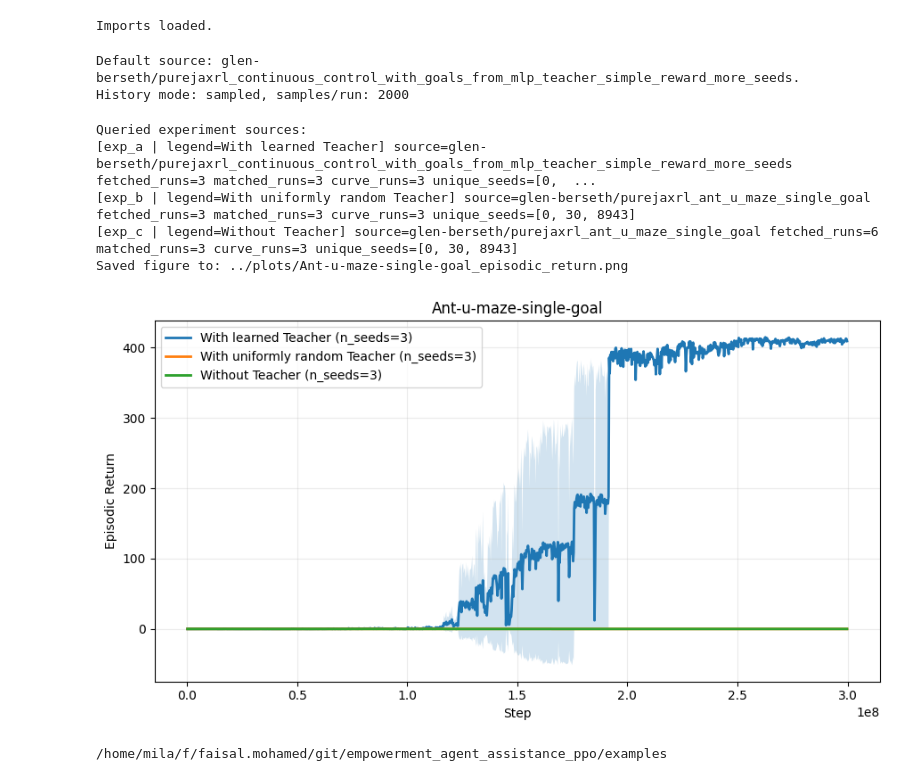
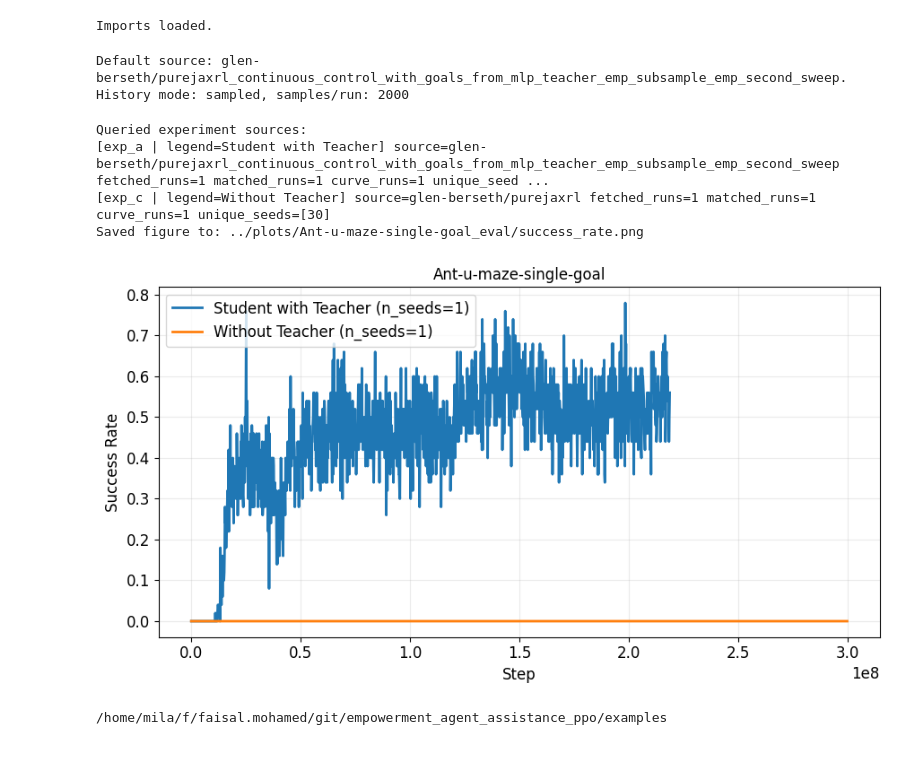
Before and after one commit to FaisalAhmed0/empowerment_agent_assistance_ppo, a Jupyter notebook: examples/wandb_learning_curve_extractor.ipynb, the cells around one changed output. Cells and saved outputs as stored; diff of their text form; code cells hidden in the pictures.

Commit message:
added more visualization and evalation methods to the baselines

```diff
--- a/examples/wandb_learning_curve_extractor.ipynb
+++ b/examples/wandb_learning_curve_extractor.ipynb
@@ -26,12 +26,12 @@ Imports loaded.
 # User configuration (edit me)
 # -----------------------------
 DEFAULT_ENTITY = "glen-berseth"
-DEFAULT_PROJECT = "purejaxrl_continuous_control_with_goals_from_mlp_teacher_simple_reward_more_seeds"
+DEFAULT_PROJECT = "purejaxrl_continuous_control_with_goals_from_mlp_teacher_emp_subsample_emp_second_sweep"
 
 # Default learning-curve metrics used in this repo:
 # x_metric="_step" and y_metric="episodic_return"
 X_METRIC = "_step"
-Y_METRIC = "episodic_return"
+Y_METRIC = "eval/success_rate"
 
 # Allowed run states include: "finished", "running", "crashed", "failed"
 ALLOWED_STATES = ["finished", "running", "crashed"]
@@ -53,7 +53,7 @@ SMOOTHING_WINDOW = 1  # set >1 for moving-average smoothing
 
 PLOT_TITLE = "Ant-u-maze-single-goal"
 X_LABEL = "Step"
-Y_LABEL = "Episodic Return"
+Y_LABEL = "Success Rate"
 FIGSIZE = (9, 5)
 FONT_SIZE = 12  # title, axis labels, legend, and tick labels
 LEGEND_LOC = "best"
@@ -70,43 +70,52 @@ SAVE_PATH = None  # Example: "artifacts/wandb_learning_curve.png"
 EXPERIMENTS = [
     {
         "name": "exp_a",
-        "legend": "With learned Teacher",
+        "legend": "Student with Teacher",
         # "entity": "glen-berseth",
         # "project": "some_other_project",
         "config_filters": {
-            "USE_LEARNING_PROGRESS_REWARD": True,
+            # "USE_LEARNING_PROGRESS_REWARD": False,
             "ENT_COEF": 0.0,
-            "TEACHER_ENT_COEF": 0.0,
+            # "TEACHER_ENT_COEF": 0.0,
             "LR": 0.0003,
             "TEACHER_LR": 0.0003,
             "NUM_ENVS": 256,
             "NUM_STEPS": 64,
-            "ABSOLUTE_LEARNING_PROGRESS":False ,
+            # "ABSOLUTE_LEARNING_PROGRESS":False ,
             "GOAL_REWARD_COEF": 1.0,
             # "TASK_REWARD_WEIGHT": 1.0,
-            "NUM_EVAL_ENVS": 8,
-            "TEACHER_ROLLOUT_BUFFER_SIZE":30,
-            "NUM_MINIBATCHES": 8
+            # "NUM_EVAL_ENVS": 8,
+            # "TEACHER_ROLLOUT_BUFFER_SIZE":30,
+            "EMPOWERMENT_HIDDEN_DIM": 256,
+            "TEACHER_ACTIVATION": "relu",
+            "EMPOWERMENT_NUM_LAYERS": 3,
+            "EMPOWERMENT_NUM_MINIBATCHES": 2,
+            "EMPOWERMENT_UPDATE_EPOCHS": 2,
+            "EMPOWERMENT_CONTRASTIVE_LOSS": "fwd_infonce",
+            "TEACHER_ROLLOUT_BUFFER_SIZE": 1,
+            "GOAL_REWARD_COEF": 1,
+
         },
     },
-    {
-        "name": "exp_b",
-        "legend": "With uniformly random Teacher",
-        # "entity": "glen-berseth",
-        "project": "purejaxrl_ant_u_maze_single_goal",
-        "config_filters": {
-            "NUM_MINIBATCHES": 8,
-            "TEACHER_UNIFORM_RANDOM": True
-        },
-    },
+    # {
+    #     "name": "exp_b",
+    #     "legend": "With uniformly random Teacher",
+    #     # "entity": "glen-berseth",
+    #     "project": "purejaxrl_ant_u_maze_single_goal",
+    #     "config_filters": {
+    #         "NUM_MINIBATCHES": 8,
+    #         "TEACHER_UNIFORM_RANDOM": True
+    #     },
+    # },
     {
         "name": "exp_c",
         "legend": "Without Teacher",
-        # "entity": "glen-berseth",
-        "project": "purejaxrl_ant_u_maze_single_goal",
+        "entity": "glen-berseth",
+        "project": "purejaxrl",
         "config_filters": {
-            "NUM_MINIBATCHES": 8,
+            "NUM_MINIBATCHES": 16,
             # "TEACHER_UNIFORM_RANDOM": "null"
+            "TOTAL_TIMESTEPS": 300000000
         },
         "extra_predicate": lambda run: "TEACHER_UNIFORM_RANDOM" not in (run.config or {}),
 
@@ -119,7 +128,7 @@ else:
     print(f"Default source: {DEFAULT_ENTITY}/{DEFAULT_PROJECT}.")
 print(f"History mode: {HISTORY_MODE}, samples/run: {SAMPLES_PER_RUN}")
 # %% [output]
-Default source: glen-berseth/purejaxrl_continuous_control_with_goals_from_mlp_teacher_simple_reward_more_seeds.
+Default source: glen-berseth/purejaxrl_continuous_control_with_goals_from_mlp_teacher_emp_subsample_emp_second_sweep.
 History mode: sampled, samples/run: 2000
 # %%
 def _is_float_like(value: Any) -> bool:
@@ -459,38 +468,39 @@ plt.rcParams.update(
 plt.figure(figsize=FIGSIZE)
 for exp_name, exp_legend, agg, _ in plot_payloads:
     label = exp_legend
     x = agg["x"]
     mean = agg["mean"]
     std = agg["std"]
     n_seeds = int(agg["num_seeds"][0])
     if n_seeds > 0:
         label = f"{exp_legend} (n_seeds={n_seeds})"
     plt.plot(x, mean, label=label, linewidth=LINEWIDTH)
     plt.fill_between(x, mean - std, mean + std, alpha=SHADE_ALPHA)
 
 plt.title(PLOT_TITLE)
 plt.xlabel(X_LABEL)
 plt.ylabel(Y_LABEL)
 plt.legend(loc=LEGEND_LOC)
 plt.grid(alpha=0.25)
 plt.tight_layout()
 
 SAVE_PATH=f"../plots/{PLOT_TITLE}_{Y_METRIC}.png"
 SAVE_PATH_PDF=f"../plots/{PLOT_TITLE}_{Y_METRIC}.pdf"
 
 if SAVE_PATH:
+    import os
+    os.makedirs(os.path.dirname(SAVE_PATH), exist_ok=True)
     plt.savefig(SAVE_PATH, dpi=200, bbox_inches="tight")
     plt.savefig(SAVE_PATH_PDF, dpi=200, bbox_inches="tight")
     print(f"Saved figure to: {SAVE_PATH}")
 
 plt.show()
 # %% [output]
 Queried experiment sources:
-[exp_a | legend=With learned Teacher] source=glen-berseth/purejaxrl_continuous_control_with_goals_from_mlp_teacher_simple_reward_more_seeds fetched_runs=3 matched_runs=3 curve_runs=3 unique_seeds=[0,  ...
-[exp_b | legend=With uniformly random Teacher] source=glen-berseth/purejaxrl_ant_u_maze_single_goal fetched_runs=3 matched_runs=3 curve_runs=3 unique_seeds=[0, 30, 8943]
-[exp_c | legend=Without Teacher] source=glen-berseth/purejaxrl_ant_u_maze_single_goal fetched_runs=6 matched_runs=3 curve_runs=3 unique_seeds=[0, 30, 8943]
-Saved figure to: ../plots/Ant-u-maze-single-goal_episodic_return.png
+[exp_a | legend=Student with Teacher] source=glen-berseth/purejaxrl_continuous_control_with_goals_from_mlp_teacher_emp_subsample_emp_second_sweep fetched_runs=1 matched_runs=1 curve_runs=1 unique_seed ...
+[exp_c | legend=Without Teacher] source=glen-berseth/purejaxrl fetched_runs=1 matched_runs=1 curve_runs=1 unique_seeds=[30]
+Saved figure to: ../plots/Ant-u-maze-single-goal_eval/success_rate.png
-[figure, old version]
+[figure, new version]
 # %%
 !pwd
 # %% [output]
```
Also changed, not shown: 12 other files.
